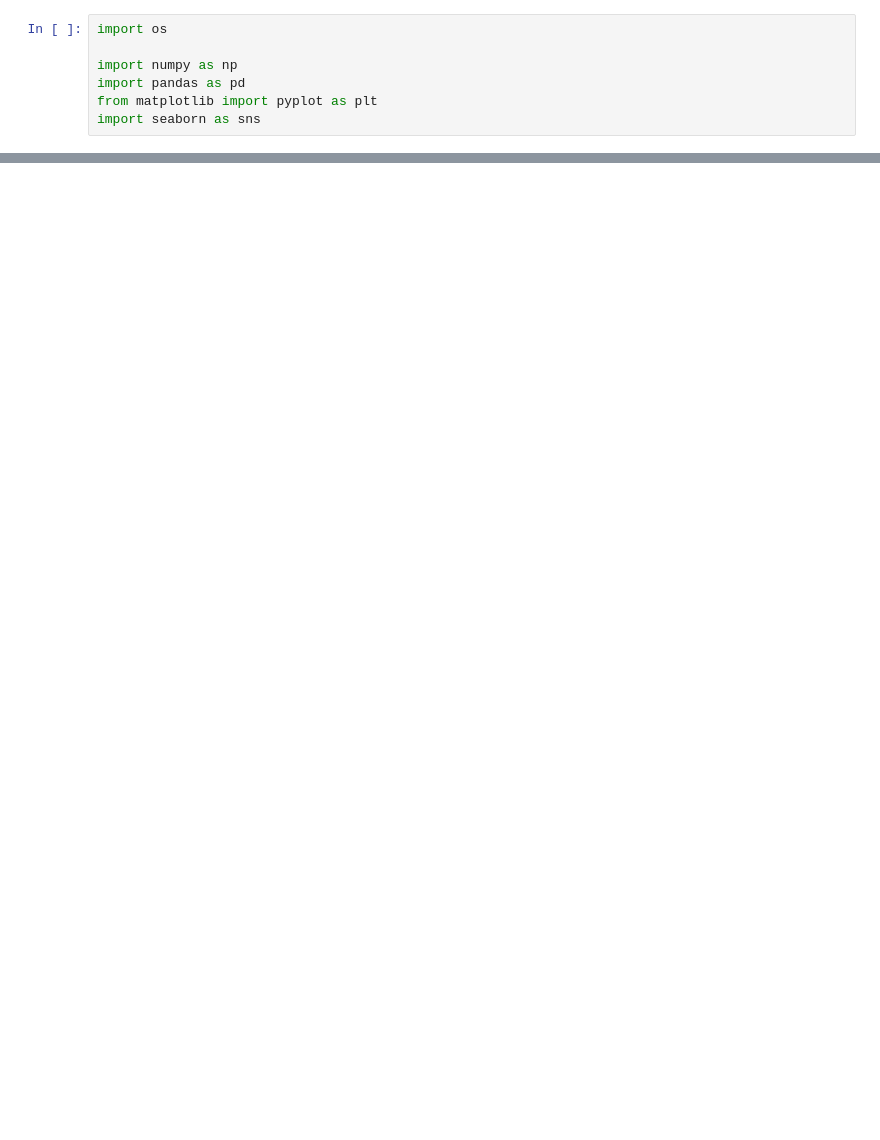
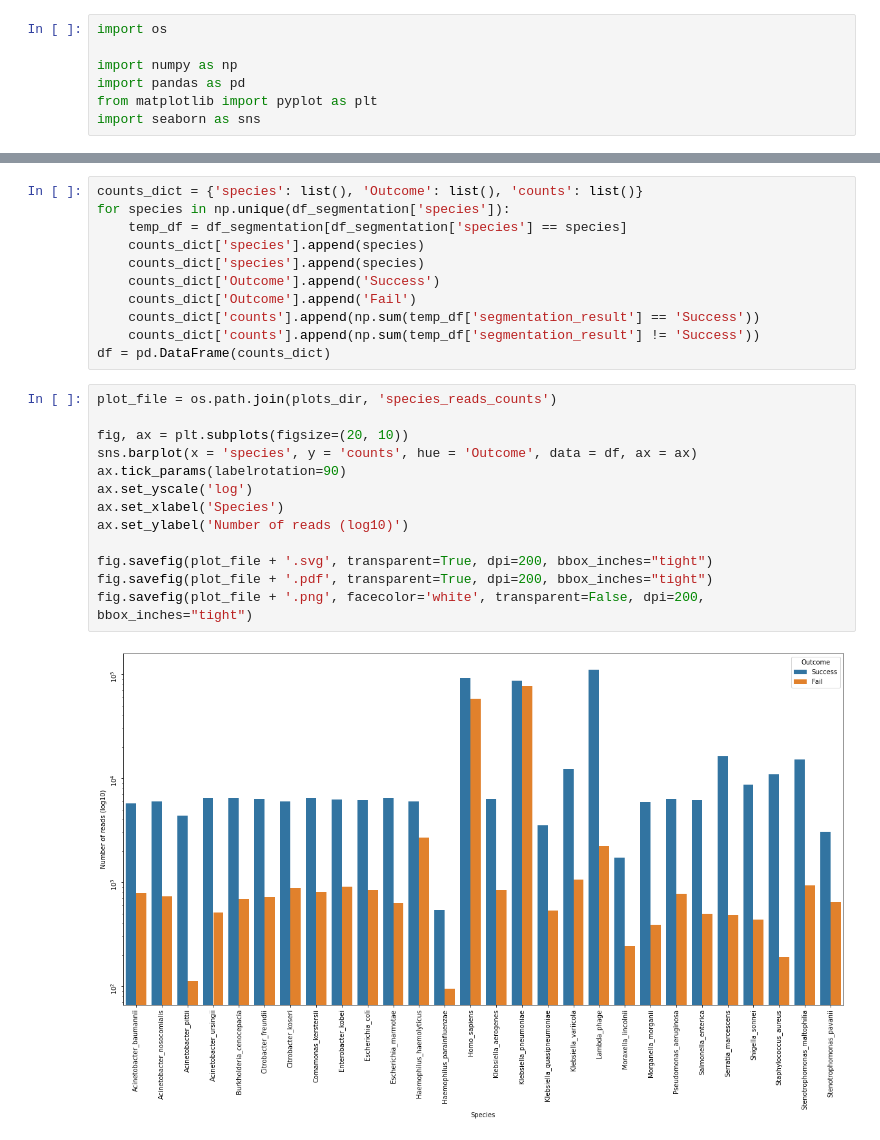
Before and after one commit to marcpaga/basecalling_architectures, a Jupyter notebook: analysis/available_data.ipynb, the cells around one changed output, grey strips where cells are left out. Saved outputs shown, nothing was run; the diff lists cells and outputs as text; blank space fills up the shorter version.

```diff
--- a/analysis/available_data.ipynb
+++ b/analysis/available_data.ipynb
@@ -64,0 +80,26 @@ plt.plot()
+# %%
+counts_dict = {'species': list(), 'Outcome': list(), 'counts': list()}
+for species in np.unique(df_segmentation['species']):
+    temp_df = df_segmentation[df_segmentation['species'] == species]
+    counts_dict['species'].append(species)
+    counts_dict['species'].append(species)
+    counts_dict['Outcome'].append('Success')
+    counts_dict['Outcome'].append('Fail')
+    counts_dict['counts'].append(np.sum(temp_df['segmentation_result'] == 'Success'))
+    counts_dict['counts'].append(np.sum(temp_df['segmentation_result'] != 'Success'))
+df = pd.DataFrame(counts_dict)
+# %%
+plot_file = os.path.join(plots_dir, 'species_reads_counts')
+
+fig, ax = plt.subplots(figsize=(20, 10))
+sns.barplot(x = 'species', y = 'counts', hue = 'Outcome', data = df, ax = ax)
+ax.tick_params(labelrotation=90)
+ax.set_yscale('log')
+ax.set_xlabel('Species')
+ax.set_ylabel('Number of reads (log10)')
+
+fig.savefig(plot_file + '.svg', transparent=True, dpi=200, bbox_inches="tight")
+fig.savefig(plot_file + '.pdf', transparent=True, dpi=200, bbox_inches="tight")
+fig.savefig(plot_file + '.png', facecolor='white', transparent=False, dpi=200, bbox_inches="tight")
+# %% [output]
+[figure, added]
```
Also changed, not shown: parts of 14 cells of this notebook, 15 other files.
